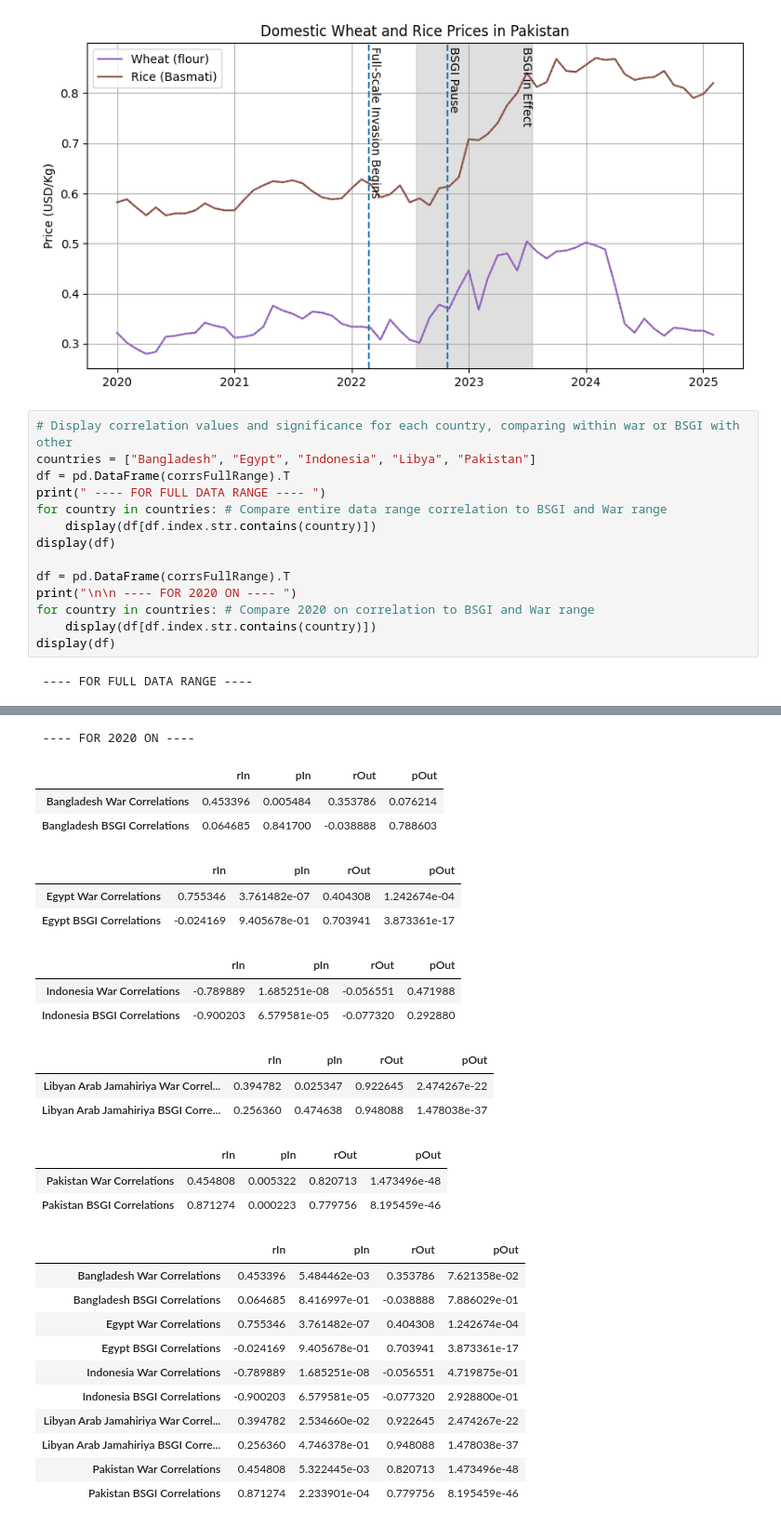
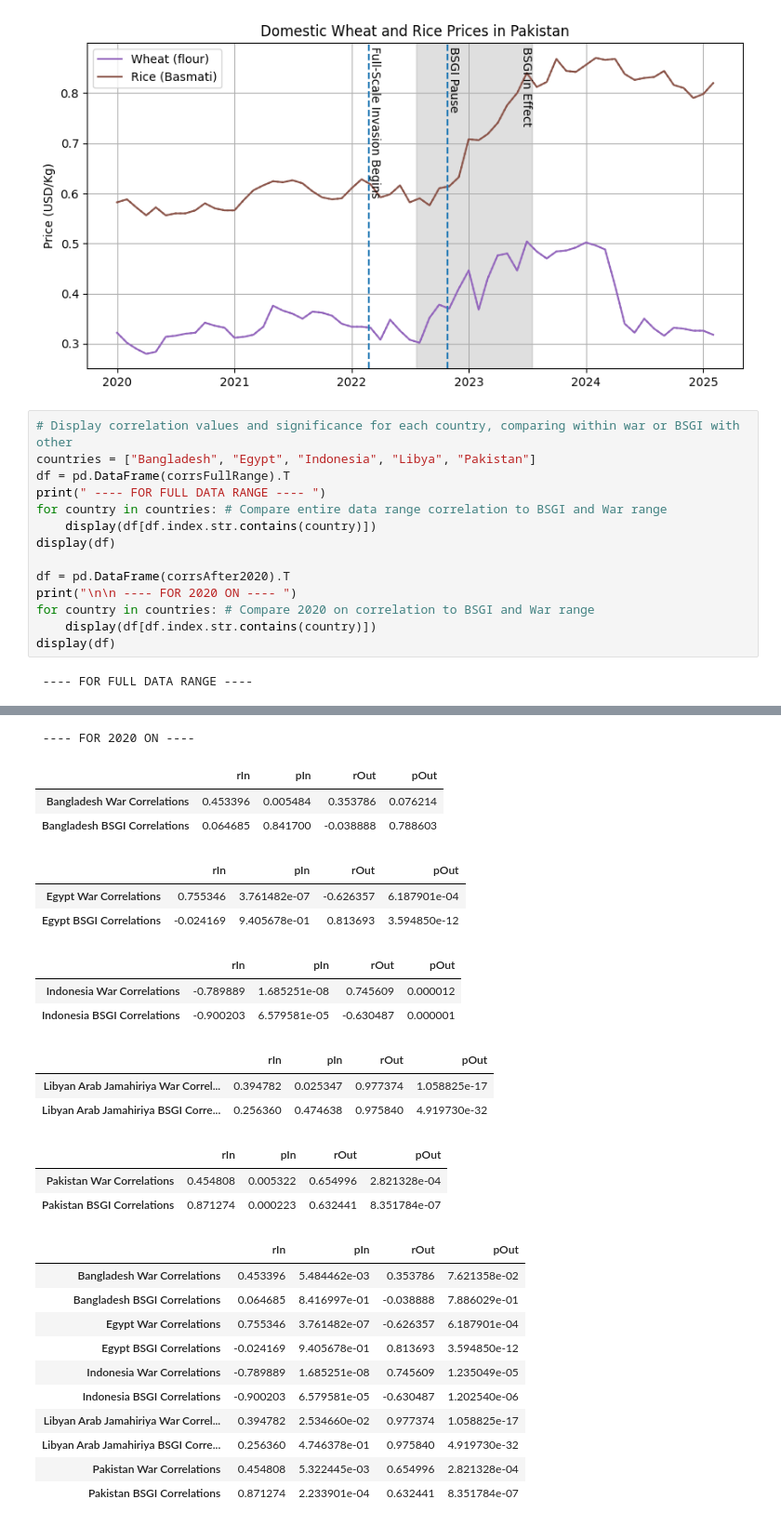
Before and after one commit to GVSU-CIS635/term-project-gjk, a Jupyter notebook: eda.ipynb, the cells around one changed output, grey strips where cells are left out. Shown at 93% size. Cells and saved outputs as stored; diff of their text form.

```diff
--- a/eda.ipynb
+++ b/eda.ipynb
@@ -1243,7 +1235,7 @@ for country in countries: # Compare entire data range correlation to BSGI and Wa
 	display(df[df.index.str.contains(country)])
 display(df)
 
-df = pd.DataFrame(corrsFullRange).T
+df = pd.DataFrame(corrsAfter2020).T
 print("\n\n ---- FOR 2020 ON ---- ")
 for country in countries: # Compare 2020 on correlation to BSGI and War range
 	display(df[df.index.str.contains(country)])
@@ -1260,46 +1252,46 @@ display(df)
 | Indonesia War Correlations | -0.789889 | 1.685251e-08 | -0.056551 | 0.471988 |
 | Indonesia BSGI Correlations | -0.900203 | 6.579581e-05 | -0.077320 | 0.292880 |
 |  | rIn | pIn | rOut | pOut |
 | Libyan Arab Jamahiriya War Correl... | 0.394782 | 0.025347 | 0.922645 | 2.474267e-22 |
 | Libyan Arab Jamahiriya BSGI Corre... | 0.256360 | 0.474638 | 0.948088 | 1.478038e-37 |
 |  | rIn | pIn | rOut | pOut |
 | Pakistan War Correlations | 0.454808 | 0.005322 | 0.820713 | 1.473496e-48 |
 | Pakistan BSGI Correlations | 0.871274 | 0.000223 | 0.779756 | 8.195459e-46 |
 |  | rIn | pIn | rOut | pOut |
 | Bangladesh War Correlations | 0.453396 | 5.484462e-03 | 0.353786 | 7.621358e-02 |
 | Bangladesh BSGI Correlations | 0.064685 | 8.416997e-01 | -0.038888 | 7.886029e-01 |
 | Egypt War Correlations | 0.755346 | 3.761482e-07 | 0.404308 | 1.242674e-04 |
 | Egypt BSGI Correlations | -0.024169 | 9.405678e-01 | 0.703941 | 3.873361e-17 |
 | Indonesia War Correlations | -0.789889 | 1.685251e-08 | -0.056551 | 4.719875e-01 |
 | Indonesia BSGI Correlations | -0.900203 | 6.579581e-05 | -0.077320 | 2.928800e-01 |
 | Libyan Arab Jamahiriya War Correl... | 0.394782 | 2.534660e-02 | 0.922645 | 2.474267e-22 |
 | Libyan Arab Jamahiriya BSGI Corre... | 0.256360 | 4.746378e-01 | 0.948088 | 1.478038e-37 |
 | Pakistan War Correlations | 0.454808 | 5.322445e-03 | 0.820713 | 1.473496e-48 |
 | Pakistan BSGI Correlations | 0.871274 | 2.233901e-04 | 0.779756 | 8.195459e-46 |
  ---- FOR 2020 ON ----
 |  | rIn | pIn | rOut | pOut |
 | Bangladesh War Correlations | 0.453396 | 0.005484 | 0.353786 | 0.076214 |
 | Bangladesh BSGI Correlations | 0.064685 | 0.841700 | -0.038888 | 0.788603 |
 |  | rIn | pIn | rOut | pOut |
-| Egypt War Correlations | 0.755346 | 3.761482e-07 | 0.404308 | 1.242674e-04 |
-| Egypt BSGI Correlations | -0.024169 | 9.405678e-01 | 0.703941 | 3.873361e-17 |
+| Egypt War Correlations | 0.755346 | 3.761482e-07 | -0.626357 | 6.187901e-04 |
+| Egypt BSGI Correlations | -0.024169 | 9.405678e-01 | 0.813693 | 3.594850e-12 |
 |  | rIn | pIn | rOut | pOut |
-| Indonesia War Correlations | -0.789889 | 1.685251e-08 | -0.056551 | 0.471988 |
-| Indonesia BSGI Correlations | -0.900203 | 6.579581e-05 | -0.077320 | 0.292880 |
+| Indonesia War Correlations | -0.789889 | 1.685251e-08 | 0.745609 | 0.000012 |
+| Indonesia BSGI Correlations | -0.900203 | 6.579581e-05 | -0.630487 | 0.000001 |
 |  | rIn | pIn | rOut | pOut |
-| Libyan Arab Jamahiriya War Correl... | 0.394782 | 0.025347 | 0.922645 | 2.474267e-22 |
-| Libyan Arab Jamahiriya BSGI Corre... | 0.256360 | 0.474638 | 0.948088 | 1.478038e-37 |
+| Libyan Arab Jamahiriya War Correl... | 0.394782 | 0.025347 | 0.977374 | 1.058825e-17 |
+| Libyan Arab Jamahiriya BSGI Corre... | 0.256360 | 0.474638 | 0.975840 | 4.919730e-32 |
 |  | rIn | pIn | rOut | pOut |
-| Pakistan War Correlations | 0.454808 | 0.005322 | 0.820713 | 1.473496e-48 |
-| Pakistan BSGI Correlations | 0.871274 | 0.000223 | 0.779756 | 8.195459e-46 |
+| Pakistan War Correlations | 0.454808 | 0.005322 | 0.654996 | 2.821328e-04 |
+| Pakistan BSGI Correlations | 0.871274 | 0.000223 | 0.632441 | 8.351784e-07 |
 |  | rIn | pIn | rOut | pOut |
 | Bangladesh War Correlations | 0.453396 | 5.484462e-03 | 0.353786 | 7.621358e-02 |
 | Bangladesh BSGI Correlations | 0.064685 | 8.416997e-01 | -0.038888 | 7.886029e-01 |
-| Egypt War Correlations | 0.755346 | 3.761482e-07 | 0.404308 | 1.242674e-04 |
-| Egypt BSGI Correlations | -0.024169 | 9.405678e-01 | 0.703941 | 3.873361e-17 |
-| Indonesia War Correlations | -0.789889 | 1.685251e-08 | -0.056551 | 4.719875e-01 |
-| Indonesia BSGI Correlations | -0.900203 | 6.579581e-05 | -0.077320 | 2.928800e-01 |
-| Libyan Arab Jamahiriya War Correl... | 0.394782 | 2.534660e-02 | 0.922645 | 2.474267e-22 |
-| Libyan Arab Jamahiriya BSGI Corre... | 0.256360 | 4.746378e-01 | 0.948088 | 1.478038e-37 |
-| Pakistan War Correlations | 0.454808 | 5.322445e-03 | 0.820713 | 1.473496e-48 |
-| Pakistan BSGI Correlations | 0.871274 | 2.233901e-04 | 0.779756 | 8.195459e-46 |
+| Egypt War Correlations | 0.755346 | 3.761482e-07 | -0.626357 | 6.187901e-04 |
+| Egypt BSGI Correlations | -0.024169 | 9.405678e-01 | 0.813693 | 3.594850e-12 |
+| Indonesia War Correlations | -0.789889 | 1.685251e-08 | 0.745609 | 1.235049e-05 |
+| Indonesia BSGI Correlations | -0.900203 | 6.579581e-05 | -0.630487 | 1.202540e-06 |
+| Libyan Arab Jamahiriya War Correl... | 0.394782 | 2.534660e-02 | 0.977374 | 1.058825e-17 |
+| Libyan Arab Jamahiriya BSGI Corre... | 0.256360 | 4.746378e-01 | 0.975840 | 4.919730e-32 |
+| Pakistan War Correlations | 0.454808 | 5.322445e-03 | 0.654996 | 2.821328e-04 |
+| Pakistan BSGI Correlations | 0.871274 | 2.233901e-04 | 0.632441 | 8.351784e-07 |
```
Also changed, not shown: parts of 9 cells of this notebook, 2 other files.
